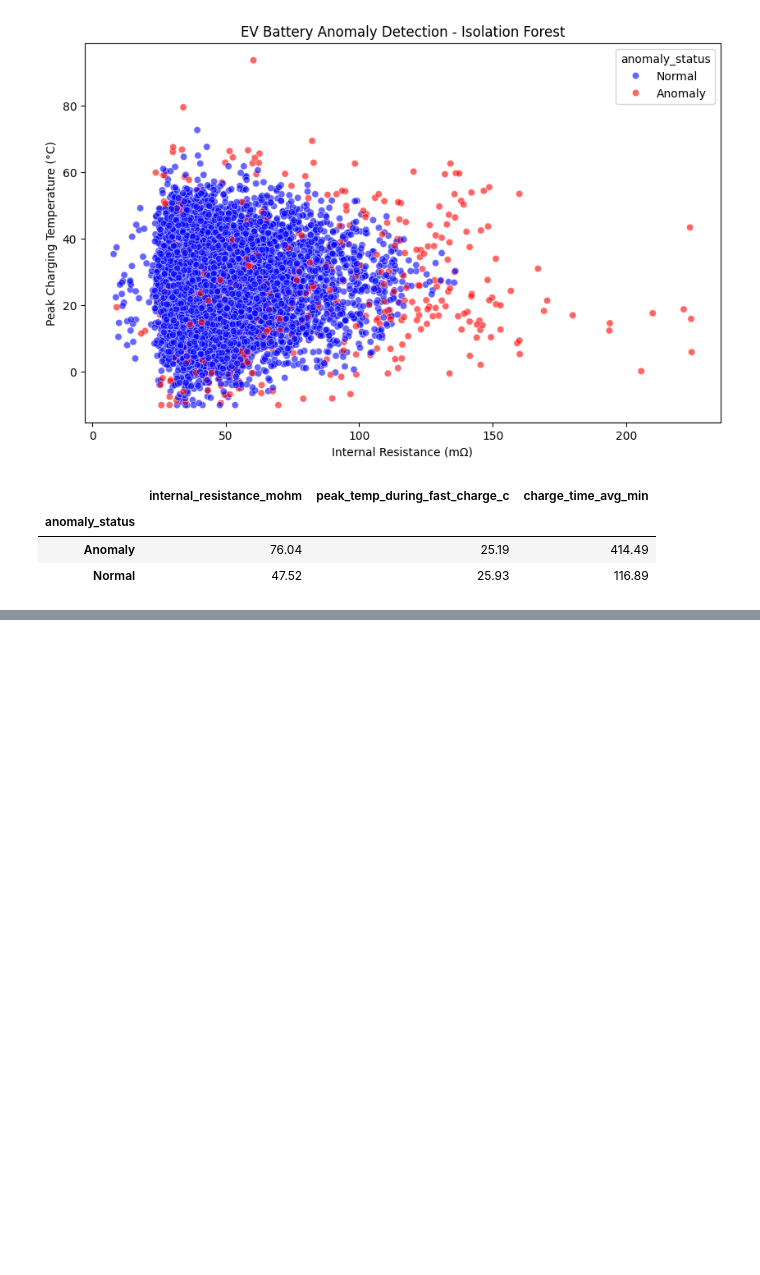
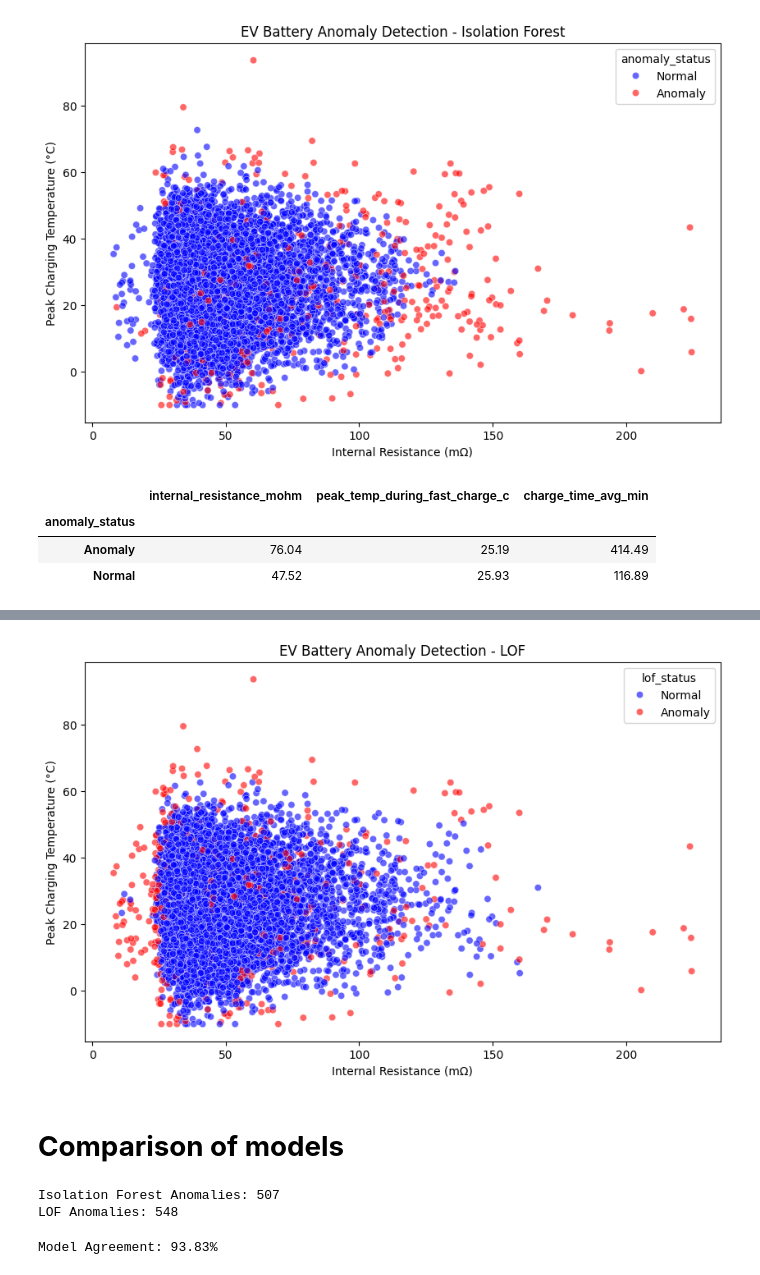
Before and after one commit to pradyumn980/EV-Battery-Anomaly-Detection, a Jupyter notebook: EV_practice.ipynb, the cells around one changed output, grey strips where cells are left out. Cells and saved outputs as stored; diff of their text form; code cells hidden in the pictures; blank space fills up the shorter version.

```diff
--- a/EV_practice.ipynb
+++ b/EV_practice.ipynb
@@ -589,0 +648,22 @@ display(
+# %%
+test_results['lof_score'] = (
+    -lof_model.score_samples(X_test_scaled)
+)
+
+lof_top_anomalies = test_results.sort_values(
+    by='lof_score',
+    ascending=False
+)
+
+display(
+    lof_top_anomalies[
+        [
+            'battery_id',
+            'internal_resistance_mohm',
+            'peak_temp_during_fast_charge_c',
+            'charge_time_avg_min',
+            'lof_score',
+            'lof_status'
+        ]
+    ].head(20)
+)
@@ -589,0 +688,42 @@ display(
+# %%
+plt.figure(figsize=(10, 6))
+
+sns.scatterplot(
+    data=test_results,
+    x='internal_resistance_mohm',
+    y='peak_temp_during_fast_charge_c',
+    hue='lof_status',
+    palette={
+        'Normal': 'blue',
+        'Anomaly': 'red'
+    },
+    alpha=0.6
+)
+
+plt.title('EV Battery Anomaly Detection - LOF')
+plt.xlabel('Internal Resistance (mΩ)')
+plt.ylabel('Peak Charging Temperature (°C)')
+
+plt.show()
+# %% [output]
+[figure, added]
+# %% [markdown]
+# **Comparison of models**
+# %%
+print("Isolation Forest Anomalies:",
+      (test_results['anomaly_prediction'] == -1).sum())
+
+print("LOF Anomalies:",
+      (test_results['lof_prediction'] == -1).sum())
+# %% [output]
+Isolation Forest Anomalies: 507
+LOF Anomalies: 548
+# %%
+agreement = (
+    test_results['anomaly_prediction'] ==
+    test_results['lof_prediction']
+).mean() * 100
+
+print(f"Model Agreement: {agreement:.2f}%")
+# %% [output]
+Model Agreement: 93.83%
```
Also changed, not shown: parts of 11 cells of this notebook.
